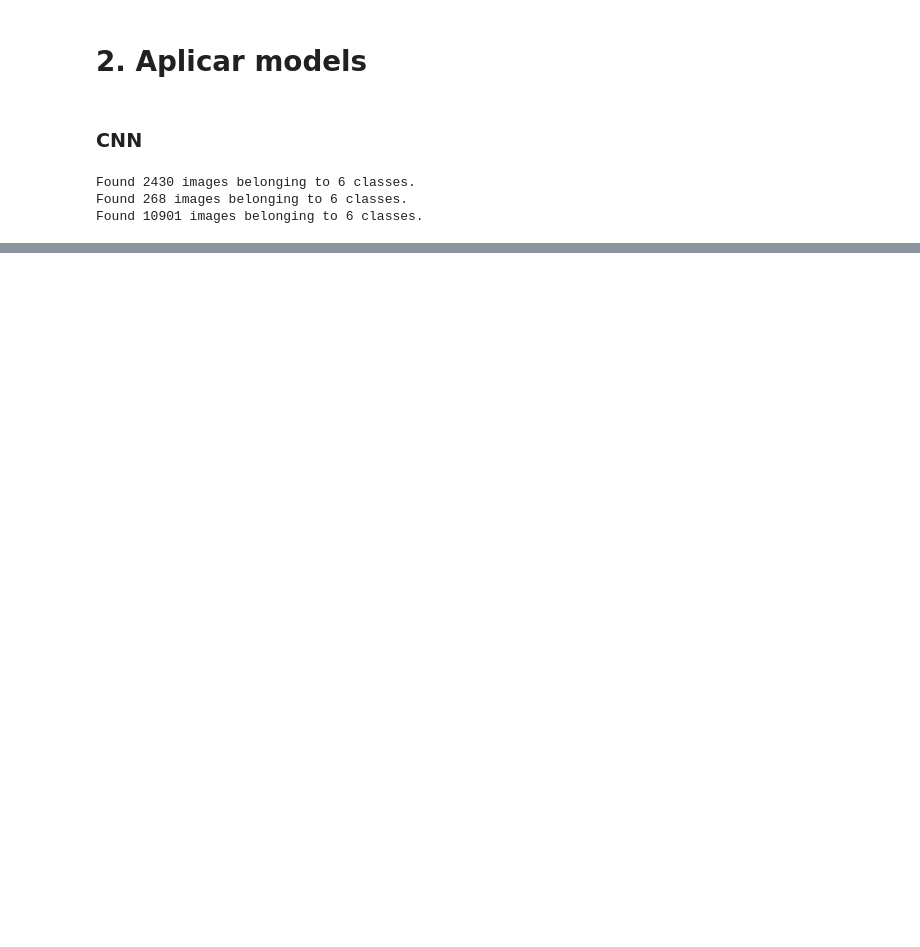
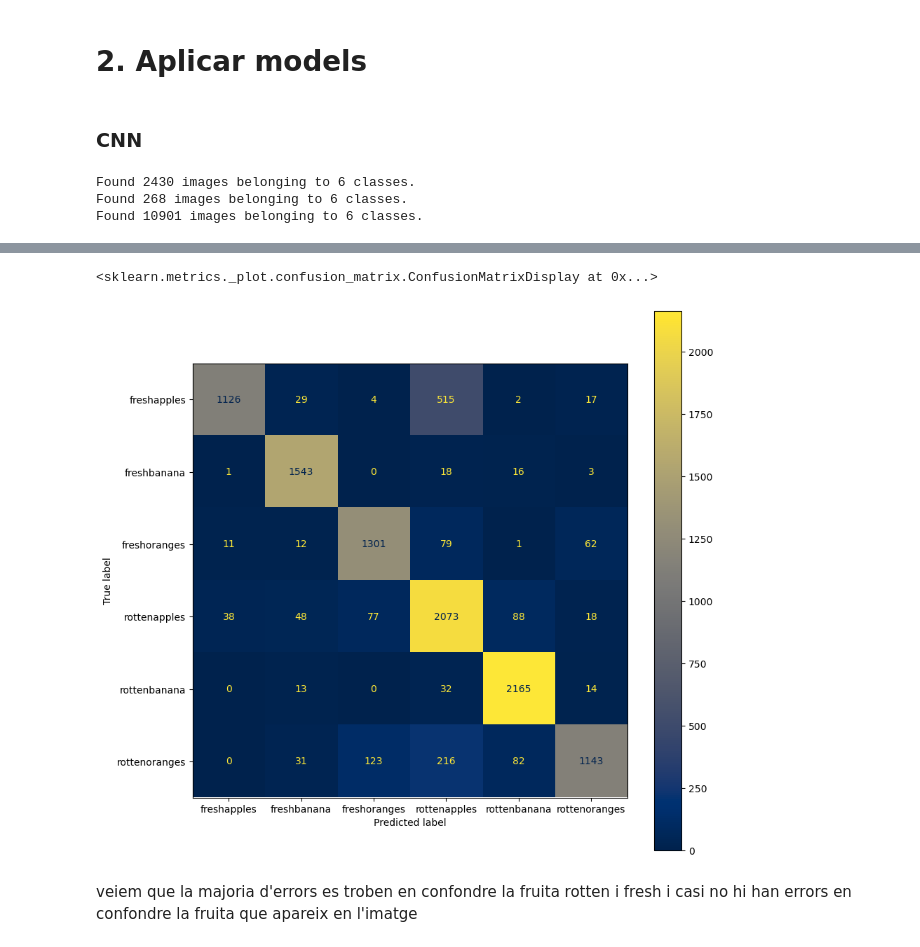
Before and after one commit to moasi/kaggle, a Jupyter notebook: models/CNN.ipynb, the cells around one changed output, grey strips where cells are left out. Saved outputs shown, nothing was run; the diff lists cells and outputs as text; code cells hidden in the pictures; blank space fills up the shorter version.

```diff
--- a/models/CNN.ipynb
+++ b/models/CNN.ipynb
@@ -52,7 +55,7 @@ train_dataset = train_datagen.flow_from_directory(batch_size=32,directory='../da
 
 val_dataset = train_datagen.flow_from_directory(batch_size=32,directory='../data/dataset/test',shuffle=True,classes=labels,target_size=IMG_SHAPE, subset="validation",class_mode='categorical')
 
-test_generator = test_datagen.flow_from_directory('../data/dataset/train', batch_size=32, target_size=SIZE, shuffle = False, classes=labels, class_mode='categorical')
+test_data = test_datagen.flow_from_directory('../data/dataset/train', batch_size=32, target_size=IMG_SHAPE, shuffle = False, classes=labels, class_mode='categorical')
 # %% [output]
 Found 2430 images belonging to 6 classes.
 Found 268 images belonging to 6 classes.
@@ -91,0 +103,6 @@ loss test:  0.2888859212398529
+# %%
+predictions = model.predict(test_data)
+# Get most likely class
+predicted_classes = np.argmax(predictions, axis=1)
+true_classes = test_data.classes
+class_labels = list(test_data.class_indices.keys())
@@ -91,0 +111,10 @@ loss test:  0.2888859212398529
+# %%
+cm = confusion_matrix(test_data.classes, predicted_classes)
+disp = ConfusionMatrixDisplay(confusion_matrix=cm, display_labels=class_labels)
+fig, ax = plt.subplots(figsize=(10,10))
+disp.plot(ax=ax,cmap="cividis")
+# %% [output]
+<sklearn.metrics._plot.confusion_matrix.ConfusionMatrixDisplay at 0x...>
+[figure, added]
+# %% [markdown]
+veiem que la majoria d'errors es troben en confondre la fruita rotten i fresh i casi no hi han errors en confondre la fruita que apareix en l'imatge
```
Also changed, not shown: parts of 10 cells of this notebook, 1 other file.
